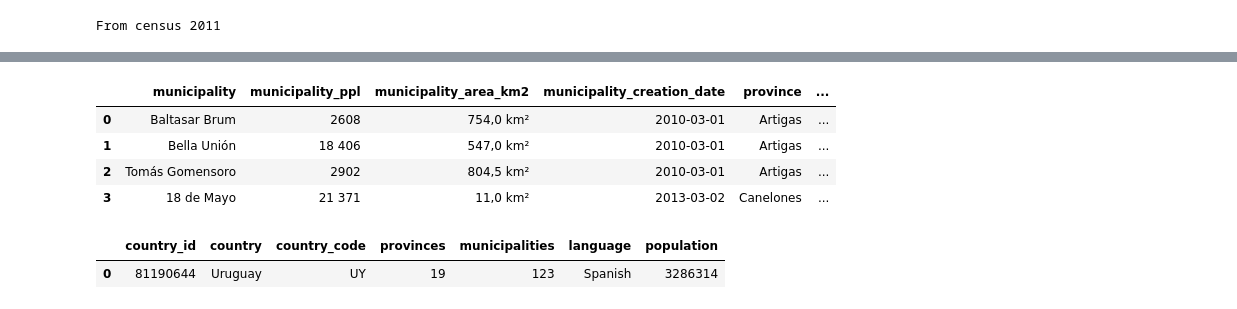
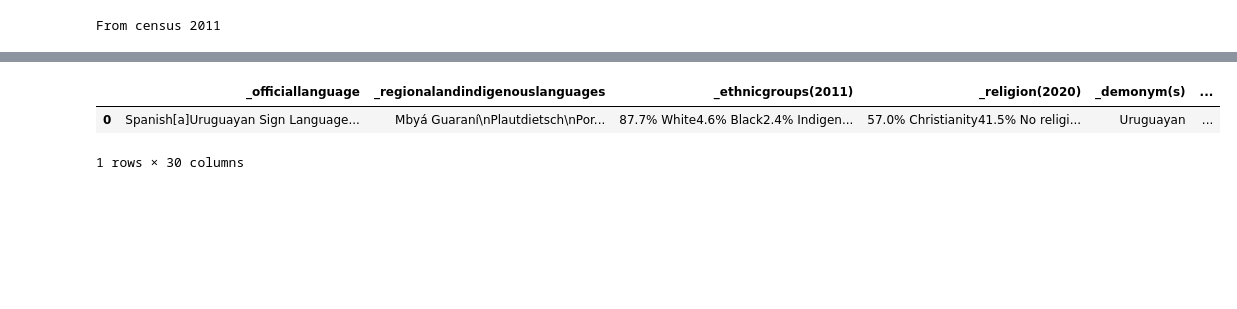
Before and after one commit to Tetfretguru/myroots, a Jupyter notebook: notebooks/lab.ipynb, the cells around one changed output, grey strips where cells are left out. Drawn from its saved outputs; the diff is of its cells as text; code cells hidden in the pictures; blank space fills up the shorter version.

```diff
--- a/notebooks/lab.ipynb
+++ b/notebooks/lab.ipynb
@@ -201,15 +52,10 @@ df
+# %%
+summary_df = pd.DataFrame.from_dict(summary, orient="index").T
+summary_df = summary_df.rename(columns={col:f"_{col.replace(' ', '').lower()}" for col in summary_df.columns})
+summary_df["country_capital_geolocation"] = summary_df["_capitalandlargestcity"].apply(lambda x: re.findall(r"\d+\°\d+.[A-Z]|\d+\.\d+\°[A-Z]|\-\d+\.\d+", x))
+# %% [output]
+|  | _officiallanguage | _regionalandindigenouslanguages | _ethnicgroups(2011) | _religion(2020) | _demonym(s) | ... |
+| 0 | Spanish[a]Uruguayan Sign Language... | Mbyá Guaraní\nPlautdietsch\nPor... | 87.7% White4.6% Black2.4% Indigen... | 57.0% Christianity41.5% No religi... | Uruguayan | ... |
+1 rows × 30 columns
 # %%
 import re
-# %%
-df[df["province_code"].notna()]
-# %% [output]
-|  | municipality | municipality_ppl | municipality_area_km2 | municipality_creation_date | province | ... |
-| 0 | Baltasar Brum | 2608 | 754,0 km² | 2010-03-01 | Artigas | ... |
-| 1 | Bella Unión | 18 406 | 547,0 km² | 2010-03-01 | Artigas | ... |
-| 2 | Tomás Gomensoro | 2902 | 804,5 km² | 2010-03-01 | Artigas | ... |
-| 3 | 18 de Mayo | 21 371 | 11,0 km² | 2013-03-02 | Canelones | ... |
-# %%
-dft
-# %% [output]
-|  | country_id | country | country_code | provinces | municipalities | language | population |
-| 0 | 81190644 | Uruguay | UY | 19 | 123 | Spanish | 3286314 |
```
Also changed, not shown: parts of 24 cells of this notebook, 10 other files.
